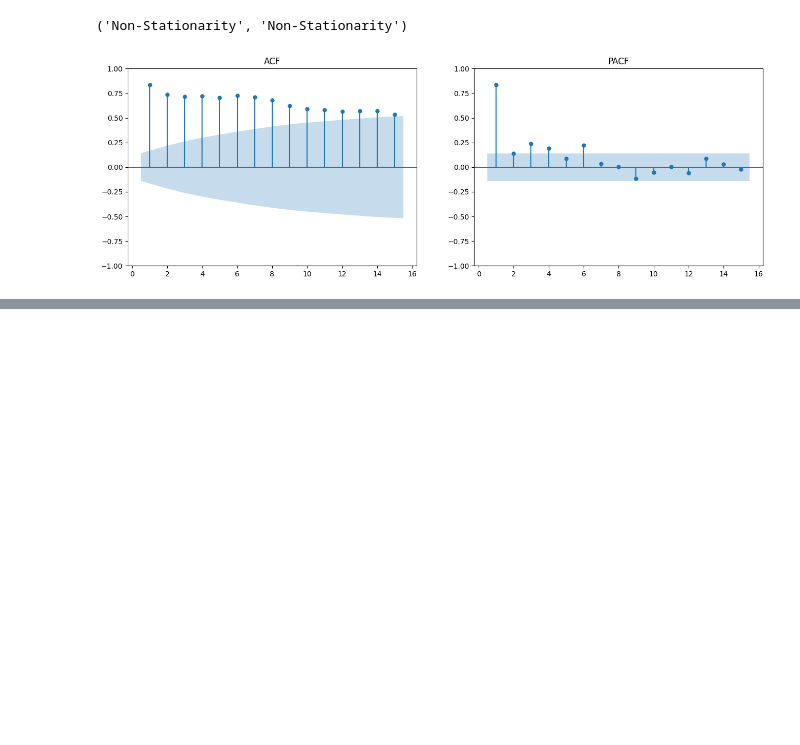
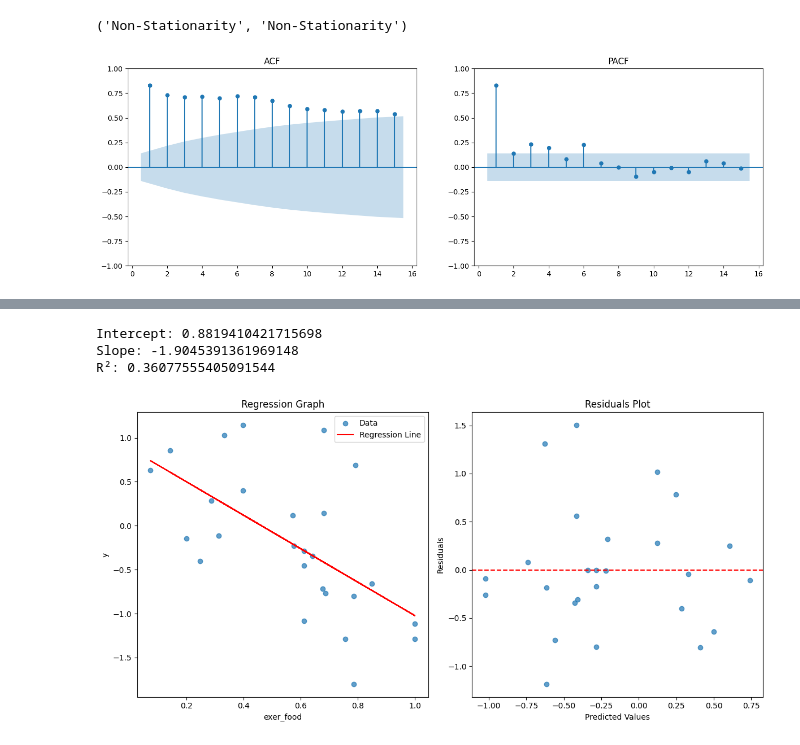
Before and after one commit to danielrferreira/weight_control, a Jupyter notebook: forecast_model/analysis.ipynb, the cells around one changed output, grey strips where cells are left out. Cells and saved outputs as stored; diff of their text form; code cells hidden in the pictures; blank space fills up the shorter version.

Commit message:
regression

```diff
--- a/forecast_model/analysis.ipynb
+++ b/forecast_model/analysis.ipynb
@@ -273,0 +254,43 @@ plt.show()
+# %%
+weekly_df['exer_food'] = 0.2 * weekly_df['exer'] + 0.8 * weekly_df['food']
+# %%
+X = weekly_df[['exer_food']]
+y = weekly_df['y']
+
+model2 = LinearRegression()
+model2.fit(X, y)
+
+intercept = model2.intercept_
+slope = model2.coef_[0]
+r2 = r2_score(y, model2.predict(X))
+
+print(f"Intercept: {intercept}")
+print(f"Slope: {slope}")
+print(f"R²: {r2}")
+
+# Regression graph
+plt.figure(figsize=(12, 6))
+plt.subplot(1, 2, 1)
+plt.scatter(X, y, label='Data', alpha=0.7)
+plt.plot(X, model2.predict(X), color='red', label='Regression Line')
+plt.xlabel('exer_food')
+plt.ylabel('y')
+plt.title('Regression Graph')
+plt.legend()
+
+# Residuals plot
+residuals = y - model2.predict(X)
+plt.subplot(1, 2, 2)
+plt.scatter(model2.predict(X), residuals, alpha=0.7)
+plt.axhline(y=0, color='red', linestyle='--')
+plt.xlabel('Predicted Values')
+plt.ylabel('Residuals')
+plt.title('Residuals Plot')
+
+plt.tight_layout()
+plt.show()
+# %% [output]
+Intercept: 0.8819410421715698
+Slope: -1.9045391361969148
+R²: 0.36077555405091544
+[figure, added]
```
Also changed, not shown: parts of 32 cells of this notebook.
